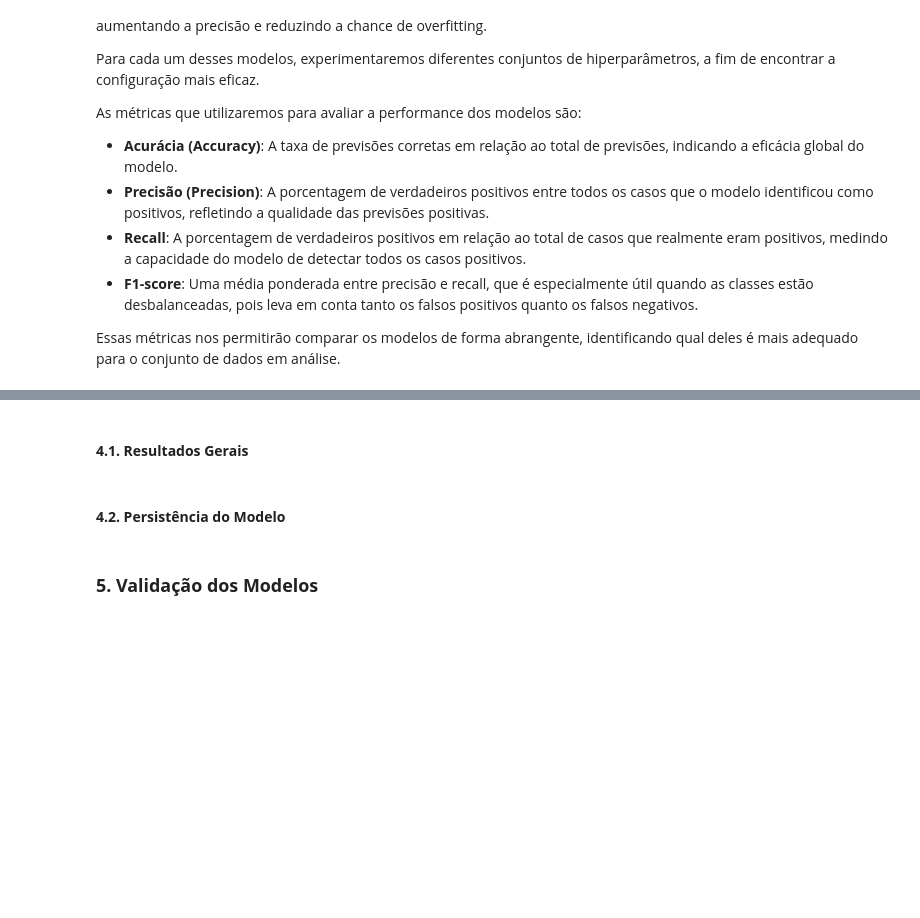
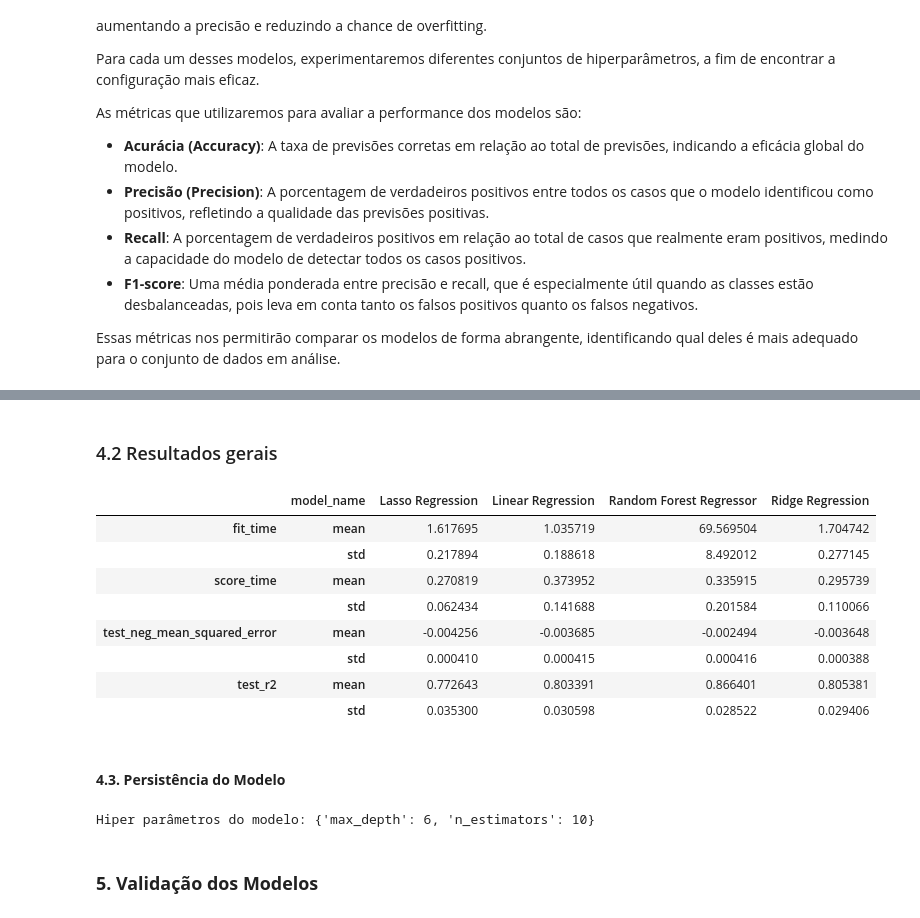
Before and after one commit to KesavaS2/Kesava_Menezes, a Jupyter notebook: notebooks/ 02-comparative_analysis.ipynb, the cells around one changed output, grey strips where cells are left out. Cells and saved outputs as stored; diff of their text form; code cells hidden in the pictures; blank space fills up the shorter version.

```diff
--- a/notebooks/ 02-comparative_analysis.ipynb
+++ b/notebooks/ 02-comparative_analysis.ipynb
@@ -794,6 +833,54 @@ NameError: name 'results' is not defined
-# %% [markdown]
-#### **4.1. Resultados Gerais**
+# %%
+def highlight_best(s, props=''):
+    if s.name[1] != 'std':
+        if s.name[0].endswith('time'):
+            return np.where(s == np.nanmin(s.values), props, '')
+        return np.where(s == np.nanmax(s.values), props, '')
+
+display(Markdown("### 4.2 Resultados gerais"))
+(
+    results
+    .groupby('model_name')
+    .agg(['mean', 'std']).T
+    .style
+    .apply(highlight_best, props='color:white;background-color:gray;font-weight: bold;', axis=1)
+    .set_table_styles([{'selector': 'td', 'props': 'text-align: center;'}])
+)
+# %% [output]
+### 4.2 Resultados gerais
+|  | model_name | Lasso Regression | Linear Regression | Random Forest Regressor | Ridge Regression |
+| fit_time | mean | 1.617695 | 1.035719 | 69.569504 | 1.704742 |
+|  | std | 0.217894 | 0.188618 | 8.492012 | 0.277145 |
+| score_time | mean | 0.270819 | 0.373952 | 0.335915 | 0.295739 |
+|  | std | 0.062434 | 0.141688 | 0.201584 | 0.110066 |
+| test_neg_mean_squared_error | mean | -0.004256 | -0.003685 | -0.002494 | -0.003648 |
+|  | std | 0.000410 | 0.000415 | 0.000416 | 0.000388 |
+| test_r2 | mean | 0.772643 | 0.803391 | 0.866401 | 0.805381 |
+|  | std | 0.035300 | 0.030598 | 0.028522 | 0.029406 |
 # %% [markdown]
-#### **4.2. Persistência do Modelo**
+#### **4.3. Persistência do Modelo**
+# %%
+#Obtem o modelo e os parametros ganhadores
+model_name, model_object, model_parameters  = [foo for foo in models if foo[0] == "Random Forest Regressor"][0]
+
+
+model_grid_search = GridSearchCV(
+        estimator=model_object,
+        param_grid=model_parameters,
+        scoring=scoring,
+        n_jobs=-1,
+        cv=cross_validate_grid_search
+    )
+
+approach = Pipeline([
+    ("preprocessor", preprocessor),
+    ("model", model_grid_search)
+])
+
+approach.fit(X, y) #Seleciona o approach
+
+print(f"Hiper parâmetros do modelo: {approach.steps[1][1].best_params_}")
+# %% [output]
+Hiper parâmetros do modelo: {'max_depth': 6, 'n_estimators': 10}
 # %% [markdown]
 ### **5. Validação dos Modelos**
```
Also changed, not shown: parts of 7 cells of this notebook.
